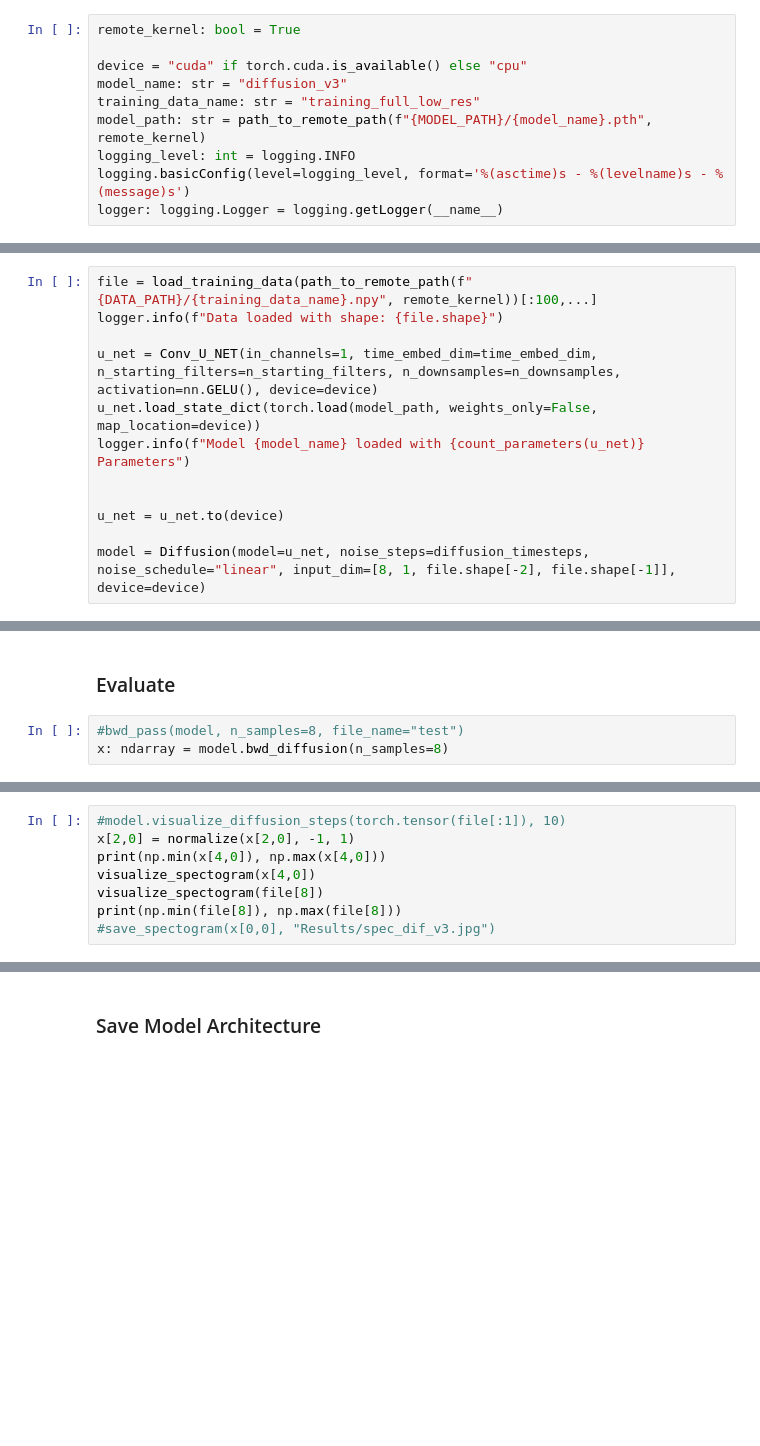
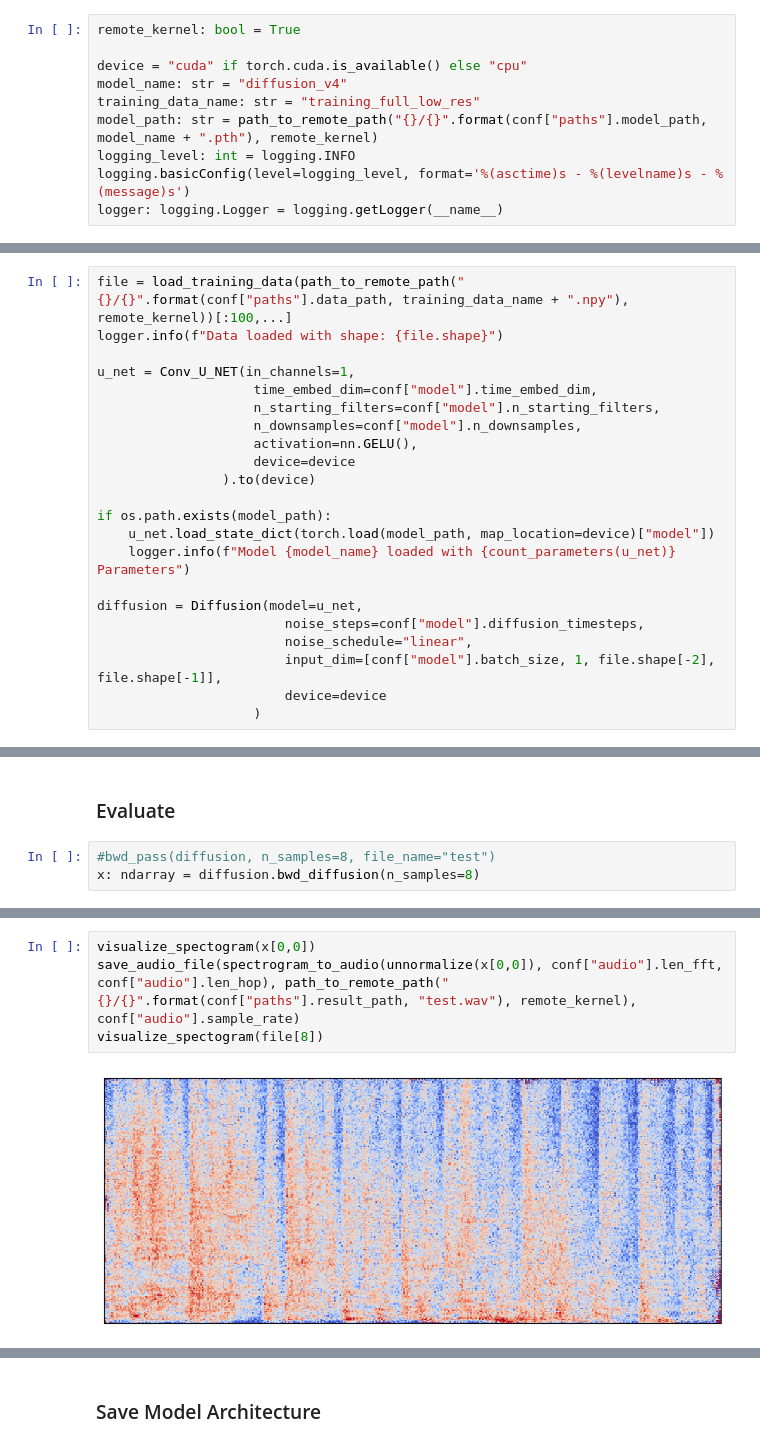
Before and after one commit to FinianLandes/MA_Diffusion, a Jupyter notebook: MainScripts/Eval Diffusion.ipynb, the cells around one changed output, grey strips where cells are left out. Saved outputs shown, nothing was run; the diff lists cells and outputs as text; blank space fills up the shorter version.

Commit message:
Added better genralization in the Diffusion class, also commented the diffusion class

```diff
--- a/MainScripts/Eval Diffusion.ipynb
+++ b/MainScripts/Eval Diffusion.ipynb
@@ -45,9 +45,9 @@ WARNING: Running pip as the 'root' user can result in broken permissions and con
 remote_kernel: bool = True
 
 device = "cuda" if torch.cuda.is_available() else "cpu"
-model_name: str = "diffusion_v3"
+model_name: str = "diffusion_v4"
 training_data_name: str = "training_full_low_res"
-model_path: str = path_to_remote_path(f"{MODEL_PATH}/{model_name}.pth", remote_kernel)
+model_path: str = path_to_remote_path("{}/{}".format(conf["paths"].model_path, model_name + ".pth"), remote_kernel)
 logging_level: int = logging.INFO
 logging.basicConfig(level=logging_level, format='%(asctime)s - %(levelname)s - %(message)s')
 logger: logging.Logger = logging.getLogger(__name__)
@@ -72,15 +66,25 @@ def bwd_pass(model: Diffusion, n_samples: int = 1, file_name: str = "test") -> N
 # %% [markdown]
 ### Data Loading & Model Creation
 # %%
-file = load_training_data(path_to_remote_path(f"{DATA_PATH}/{training_data_name}.npy", remote_kernel))[:100,...]
+file = load_training_data(path_to_remote_path("{}/{}".format(conf["paths"].data_path, training_data_name + ".npy"), remote_kernel))[:100,...]
 logger.info(f"Data loaded with shape: {file.shape}")
 
-u_net = Conv_U_NET(in_channels=1, time_embed_dim=time_embed_dim, n_starting_filters=n_starting_filters, n_downsamples=n_downsamples, activation=nn.GELU(), device=device)
-u_net.load_state_dict(torch.load(model_path, weights_only=False, map_location=device))
-logger.info(f"Model {model_name} loaded with {count_parameters(u_net)} Parameters")
+u_net = Conv_U_NET(in_channels=1,
+                    time_embed_dim=conf["model"].time_embed_dim,
+                    n_starting_filters=conf["model"].n_starting_filters,
+                    n_downsamples=conf["model"].n_downsamples,
+                    activation=nn.GELU(),
+                    device=device
+                ).to(device)
 
+if os.path.exists(model_path):
+    u_net.load_state_dict(torch.load(model_path, map_location=device)["model"])
+    logger.info(f"Model {model_name} loaded with {count_parameters(u_net)} Parameters")
 
-u_net = u_net.to(device)
-
-model = Diffusion(model=u_net, noise_steps=diffusion_timesteps, noise_schedule="linear", input_dim=[8, 1, file.shape[-2], file.shape[-1]], device=device)
+diffusion = Diffusion(model=u_net,
+                        noise_steps=conf["model"].diffusion_timesteps,
+                        noise_schedule="linear",
+                        input_dim=[conf["model"].batch_size, 1, file.shape[-2], file.shape[-1]],
+                        device=device
+                    )
 # %% [output]
@@ -89,6 +93,6 @@ model = Diffusion(model=u_net, noise_steps=diffusion_timesteps, noise_schedule="
 # %% [markdown]
 ### Evaluate
 # %%
-#bwd_pass(model, n_samples=8, file_name="test")
-x: ndarray = model.bwd_diffusion(n_samples=8)
+#bwd_pass(diffusion, n_samples=8, file_name="test")
+x: ndarray = diffusion.bwd_diffusion(n_samples=8)
 # %% [output]
@@ -97,8 +100,0 @@ x: ndarray = model.bwd_diffusion(n_samples=8)
-# %%
-#model.visualize_diffusion_steps(torch.tensor(file[:1]), 10)
-x[2,0] = normalize(x[2,0], -1, 1)
-print(np.min(x[4,0]), np.max(x[4,0]))
-visualize_spectogram(x[4,0])
-visualize_spectogram(file[8])
-print(np.min(file[8]), np.max(file[8]))
-#save_spectogram(x[0,0], "Results/spec_dif_v3.jpg")
@@ -109,0 +101,6 @@ print(np.min(file[8]), np.max(file[8]))
+# %%
+visualize_spectogram(x[0,0])
+save_audio_file(spectrogram_to_audio(unnormalize(x[0,0]), conf["audio"].len_fft, conf["audio"].len_hop), path_to_remote_path("{}/{}".format(conf["paths"].result_path, "test.wav"), remote_kernel), conf["audio"].sample_rate)
+visualize_spectogram(file[8])
+# %% [output]
+[figure, added]
```
Also changed, not shown: parts of 8 cells of this notebook, 8 other files.
